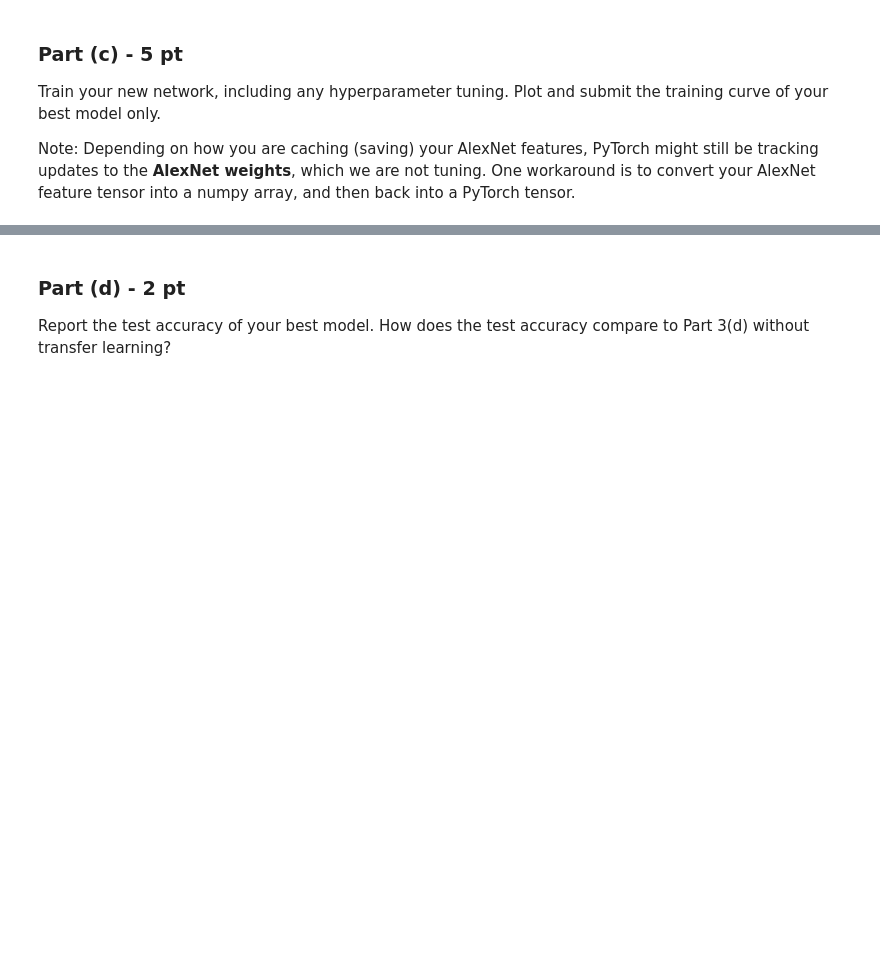
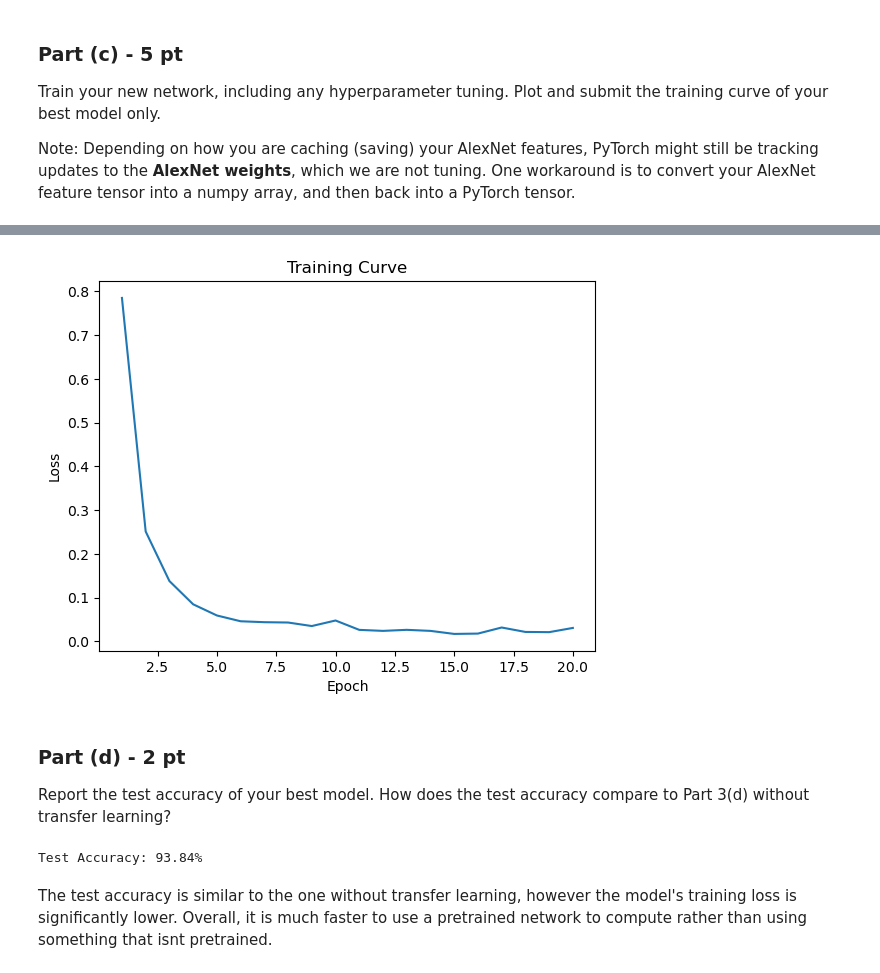
Before and after one commit to shirwewe/aps360-labs, a Jupyter notebook: lab3/Lab3 Gesture Recognition.ipynb, the cells around one changed output, grey strips where cells are left out. Drawn from its saved outputs; the diff is of its cells as text; code cells hidden in the pictures; blank space fills up the shorter version.

```diff
--- a/lab3/Lab3 Gesture Recognition.ipynb
+++ b/lab3/Lab3 Gesture Recognition.ipynb
@@ -1369,0 +1443,34 @@ tensor = torch.from_numpy(tensor.detach().numpy())
+# %%
+# Load the precomputed features and labels
+train_data = np.load('train_features.npz')
+train_features = torch.from_numpy(train_data['features']).float().to(device)
+train_labels = torch.from_numpy(train_data['labels']).long().to(device)
+
+# Create a DataLoader
+train_dataset = torch.utils.data.TensorDataset(train_features, train_labels)
+train_loader = torch.utils.data.DataLoader(train_dataset, batch_size=32, shuffle=True)
+
+# Define loss function and optimizer
+criterion = nn.CrossEntropyLoss()
+optimizer = optim.Adam(model.parameters(), lr=0.001)
+
+# Training loop with loss tracking
+num_epochs = 20
+model.train()
+training_losses = []
+
+for epoch in range(num_epochs):
+    running_loss = 0.0
+    for inputs, labels in train_loader:
+        optimizer.zero_grad()
+        outputs = model(inputs)
+        loss = criterion(outputs, labels)
+        loss.backward()
+        optimizer.step()
+        running_loss += loss.item()
+
+    epoch_loss = running_loss / len(train_loader)
+    training_losses.append(epoch_loss)
+    print(f"Epoch {epoch+1}/{num_epochs}, Loss: {epoch_loss}")
+
+print("Training complete")
@@ -1370,3 +1495,40 @@ tensor = torch.from_numpy(tensor.detach().numpy())
+# %%
+plt.plot(range(1, num_epochs + 1), training_losses)
+plt.title('Training Curve')
+plt.xlabel('Epoch')
+plt.ylabel('Loss')
+plt.show()
+# %% [output]
+[figure, added]
 # %% [markdown]
 ### Part (d) - 2 pt
 Report the test accuracy of your best model. How does the test accuracy compare to Part 3(d) without transfer learning?
+# %%
+from torch.utils.data import TensorDataset
+# Load the precomputed test features and labels
+test_data = np.load('test_features.npz')
+test_features = torch.from_numpy(test_data['features']).float().to(device)
+test_labels = torch.from_numpy(test_data['labels']).long().to(device)
+
+# Create a DataLoader for the test set
+test_dataset = TensorDataset(test_features, test_labels)
+test_loader = DataLoader(test_dataset, batch_size=32, shuffle=False)
+
+# Calculate test accuracy
+model.eval()
+correct = 0
+total = 0
+
+with torch.no_grad():
+    for inputs, labels in test_loader:
+        outputs = model(inputs)
+        _, predicted = torch.max(outputs.data, 1)
+        total += labels.size(0)
+        correct += (predicted == labels).sum().item()
+
+test_accuracy = correct / total
+print(f'Test Accuracy: {test_accuracy * 100:.2f}%')
+# %% [output]
+Test Accuracy: 93.84%
+# %% [markdown]
+The test accuracy is similar to the one without transfer learning, however the model's training loss is significantly lower. Overall, it is much faster to use a pretrained network to compute rather than using something that isnt pretrained.
```
Also changed, not shown: parts of 16 cells of this notebook.
